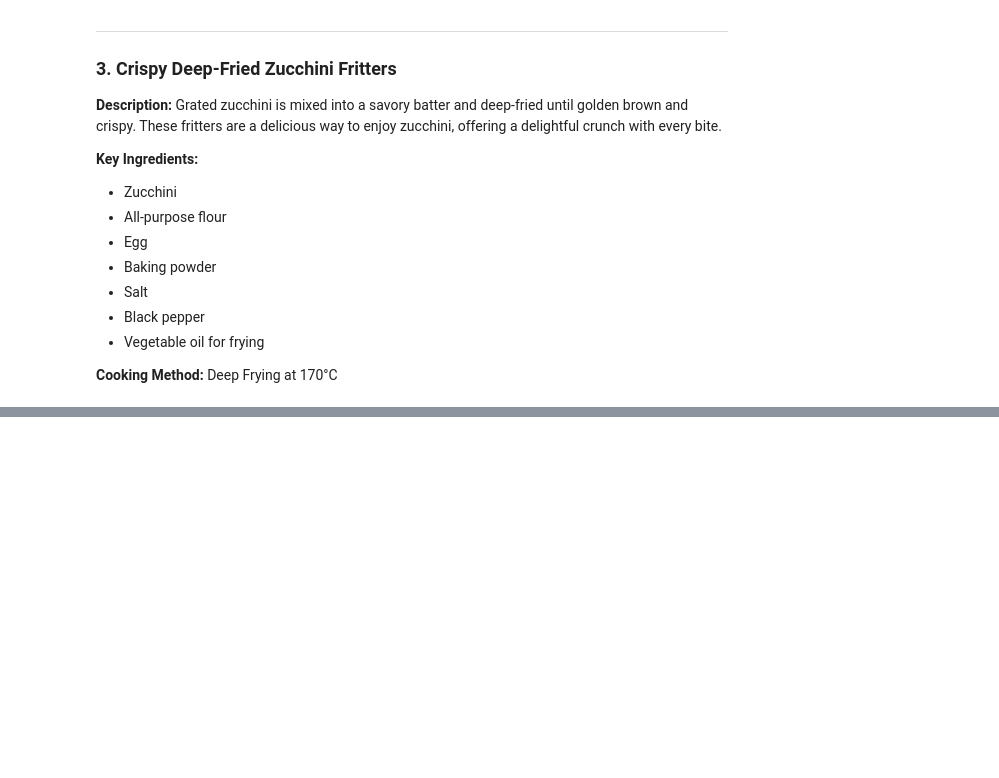
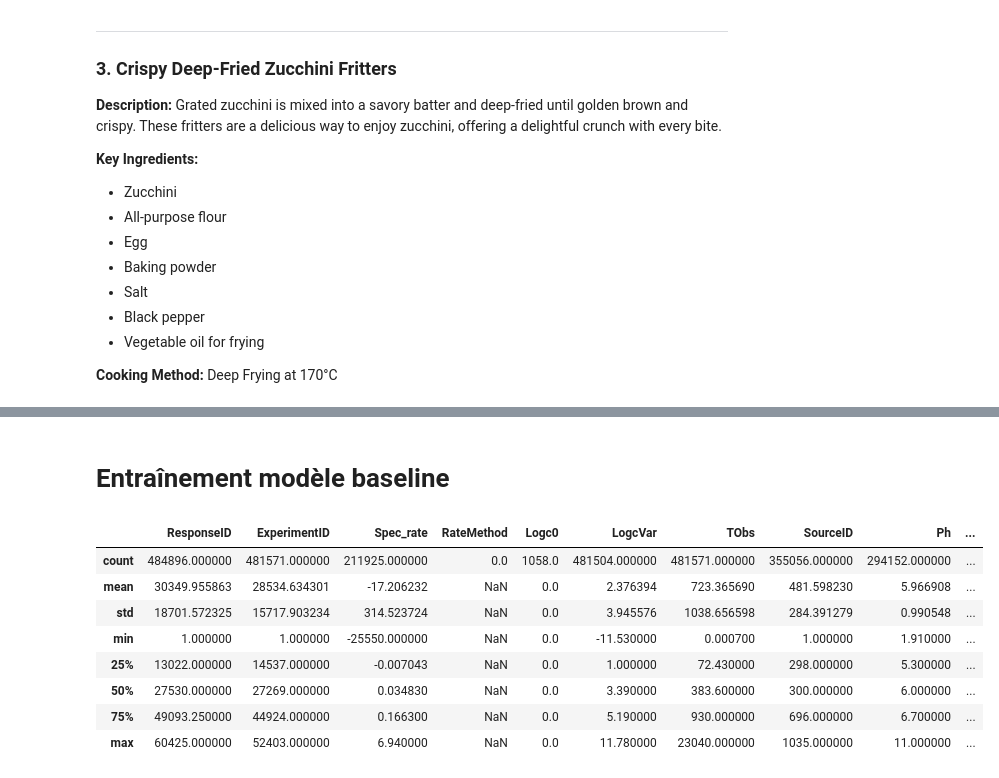
Before and after one commit to lulutinee/safer_food, a Jupyter notebook: notebooks/JYL_sandbox.ipynb, the cells around one changed output, grey strips where cells are left out. Cells and saved outputs as stored; diff of their text form; code cells hidden in the pictures; blank space fills up the shorter version.

```diff
--- a/notebooks/JYL_sandbox.ipynb
+++ b/notebooks/JYL_sandbox.ipynb
@@ -257,0 +302,2 @@ display(Markdown(high_vegetable))
+# %% [markdown]
+# Entraînement modèle baseline
@@ -257,0 +311,46 @@ display(Markdown(high_vegetable))
+# %%
+def import_data():
+    conditions = pd.read_csv('../raw_data/Conditions.txt', sep='\t')
+    experiment_conditions = pd.read_csv('../raw_data/ExperimentConditions.txt', sep='\t')
+    experiments = pd.read_csv('../raw_data/Experiments.txt', sep='\t', encoding='latin1')
+    logcs = pd.read_csv('../raw_data/LogCs.txt', sep='\t')
+    properties = pd.read_csv('../raw_data/Properties.txt', sep='\t')
+    response_properties = pd.read_csv('../raw_data/ResponseProperties.txt', sep='\t')
+    responses = pd.read_csv('../raw_data/Responses.txt', sep='\t', encoding='latin1')
+    source = pd.read_csv('../raw_data/Source.txt', sep='\t')
+
+    return conditions, experiment_conditions, experiments, logcs, properties, response_properties, responses, source
+# %%
+def merge_data()conditions, experiment_conditions, experiments, logcs, properties, response_properties, responses, source:
+    # Pivot ExperimentConditions table to have one row per ExperimentID before the merge
+    # This table is not needed for the actual project, but will be useful for us
+    # in the future...
+    # experiment_conditions_pivot = experiment_conditions.pivot_table(index='ExperimentID', columns='ConditionID', values='Value').reset_index()
+
+    # Merge the tables to create a single DataFrame for analysis. Will join data based on the logcs table
+    data = responses.merge(experiments, left_on='ExperimentID', right_on='ID',
+                           how='left'
+                           ).drop(columns=['ID_y']
+                                  ).rename(columns={'ID_x': 'ResponseID'})
+    # data = data.merge(experiment_conditions_pivot, on='ExperimentID', how='left')
+    data = data.merge(response_properties, on='ResponseID', how='left'
+                      ).rename(columns={'Value_x': 'ResponseValue',
+                                        'Value_y': 'ResponsePropertiesValue'})
+    data = data.merge(logcs, on='ResponseID', how='right')
+
+    return data
+# %%
+conditions, experiment_conditions, experiments, logcs, properties, response_properties, responses, source = import_data()
+raw_data = merge_data(conditions, experiment_conditions, experiments, logcs, properties, response_properties, responses, source)
+# %%
+raw_data.describe()
+# %% [output]
+|  | ResponseID | ExperimentID | Spec_rate | RateMethod | Logc0 | LogcVar | TObs | SourceID | Ph | ... |
+| count | 484896.000000 | 481571.000000 | 211925.000000 | 0.0 | 1058.0 | 481504.000000 | 481571.000000 | 355056.000000 | 294152.000000 | ... |
+| mean | 30349.955863 | 28534.634301 | -17.206232 | NaN | 0.0 | 2.376394 | 723.365690 | 481.598230 | 5.966908 | ... |
+| std | 18701.572325 | 15717.903234 | 314.523724 | NaN | 0.0 | 3.945576 | 1038.656598 | 284.391279 | 0.990548 | ... |
+| min | 1.000000 | 1.000000 | -25550.000000 | NaN | 0.0 | -11.530000 | 0.000700 | 1.000000 | 1.910000 | ... |
+| 25% | 13022.000000 | 14537.000000 | -0.007043 | NaN | 0.0 | 1.000000 | 72.430000 | 298.000000 | 5.300000 | ... |
+| 50% | 27530.000000 | 27269.000000 | 0.034830 | NaN | 0.0 | 3.390000 | 383.600000 | 300.000000 | 6.000000 | ... |
+| 75% | 49093.250000 | 44924.000000 | 0.166300 | NaN | 0.0 | 5.190000 | 930.000000 | 696.000000 | 6.700000 | ... |
+| max | 60425.000000 | 52403.000000 | 6.940000 | NaN | 0.0 | 11.780000 | 23040.000000 | 1035.000000 | 11.000000 | ... |
```
Also changed, not shown: parts of 12 cells of this notebook, 5 other files.
